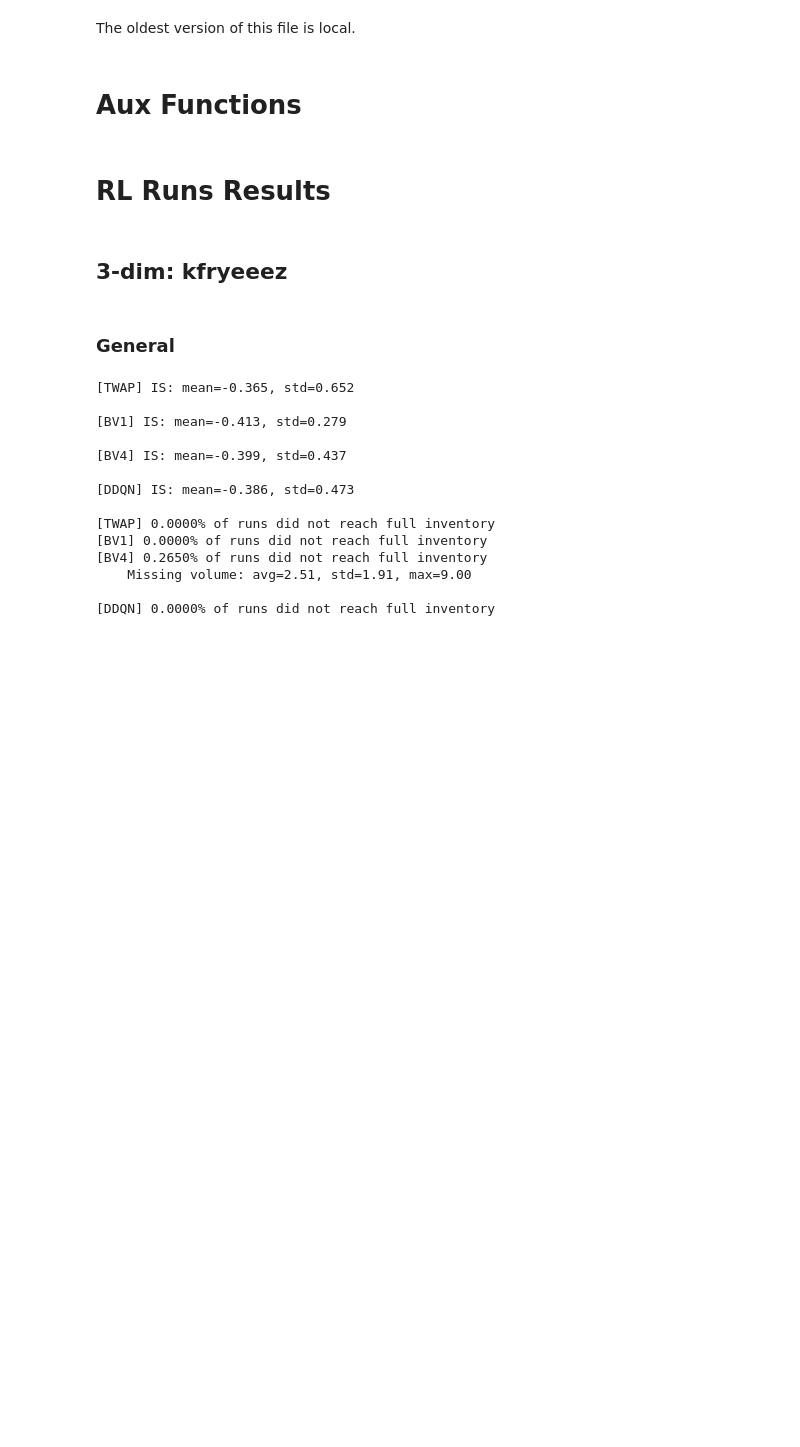
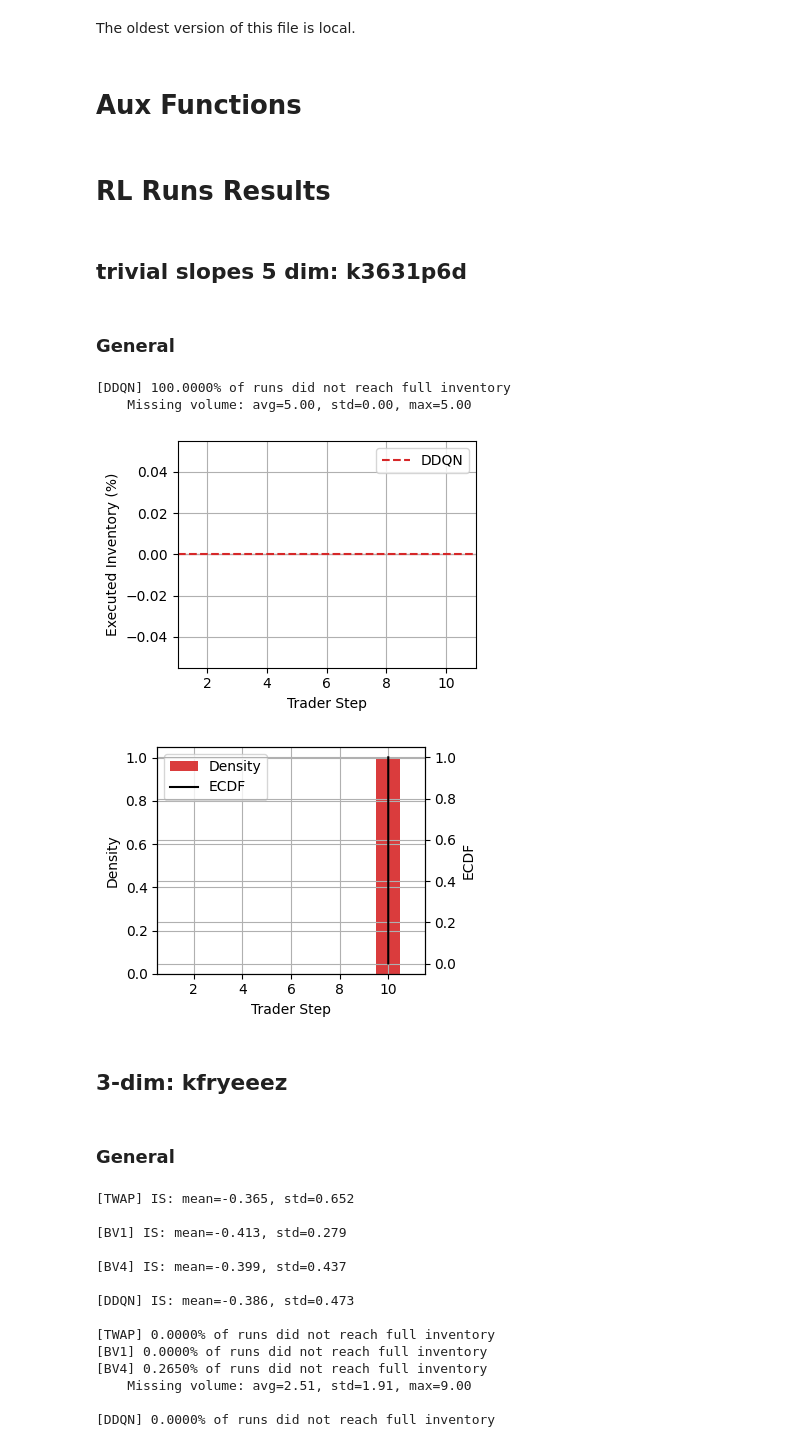
Before and after one commit to TomasEspana/qrm_optimal_execution, a Jupyter notebook: main.ipynb, the cells around one changed output. Drawn from its saved outputs; the diff is of its cells as text; code cells hidden in the pictures; blank space fills up the shorter version.

Commit message:
test trivial unsuccesful

```diff
--- a/main.ipynb
+++ b/main.ipynb
@@ -418,3 +423,7 @@ def plot_overview(
     plt.show()
 # %% [markdown]
 # RL Runs Results
+# %% [markdown]
+## trivial slopes 5 dim: k3631p6d
+# %% [markdown]
+### General
@@ -421,3 +465,48 @@ def plot_overview(
+# %%
+run_id = 'k3631p6d'
+state_dim = 5
+action_dim = 2
+initial_inventory = 5
+th = 1000
+ts = 100
+types = ['ddqn']
+run_ids = ['c1'] * (len(types)-1) + [run_id]
+run_labels = ['DDQN']
+best_labels = ['DDQN']
+
+### --------------- #############################################
+
+trader_times_full = np.concatenate(([0], np.arange(0, th + ts, ts)))
+trader_times = trader_times_full[1:]
+
+run_names = [f'{type}_{ri}' for type, ri in zip(types, run_ids)]
+title = f'{run_id}'
+
+### --------------- #############################################
+
+plot_overview(
+    run_names,
+    run_labels,
+    initial_inventory,
+    trader_times,
+    title,
+    metric='executed',
+    kde_only=True,
+    best_labels=best_labels,
+    run_id=run_id, save_fig=False)
+
+run_name = f'ddqn_{run_id}'
+with open(f'/scratch/network/te6653/qrm_optimal_execution/data_wandb/dictionaries/{run_name}.pkl', 'rb') as f:
+    dic = pickle.load(f)
+executed = dic['executed']
+
+# plot_mean_distance_boxplots(executed, trader_times_full, run_id)
+# plot_intra_mean_distance_boxplots(executed, trader_times_full, run_id)
+# %% [output]
+[DDQN] 100.0000% of runs did not reach full inventory
+    Missing volume: avg=5.00, std=0.00, max=5.00
+[figure, added]
+[figure, added]
 # %% [markdown]
 ## 3-dim: kfryeeez
 # %% [markdown]
```
Also changed, not shown: parts of 2 cells of this notebook.
